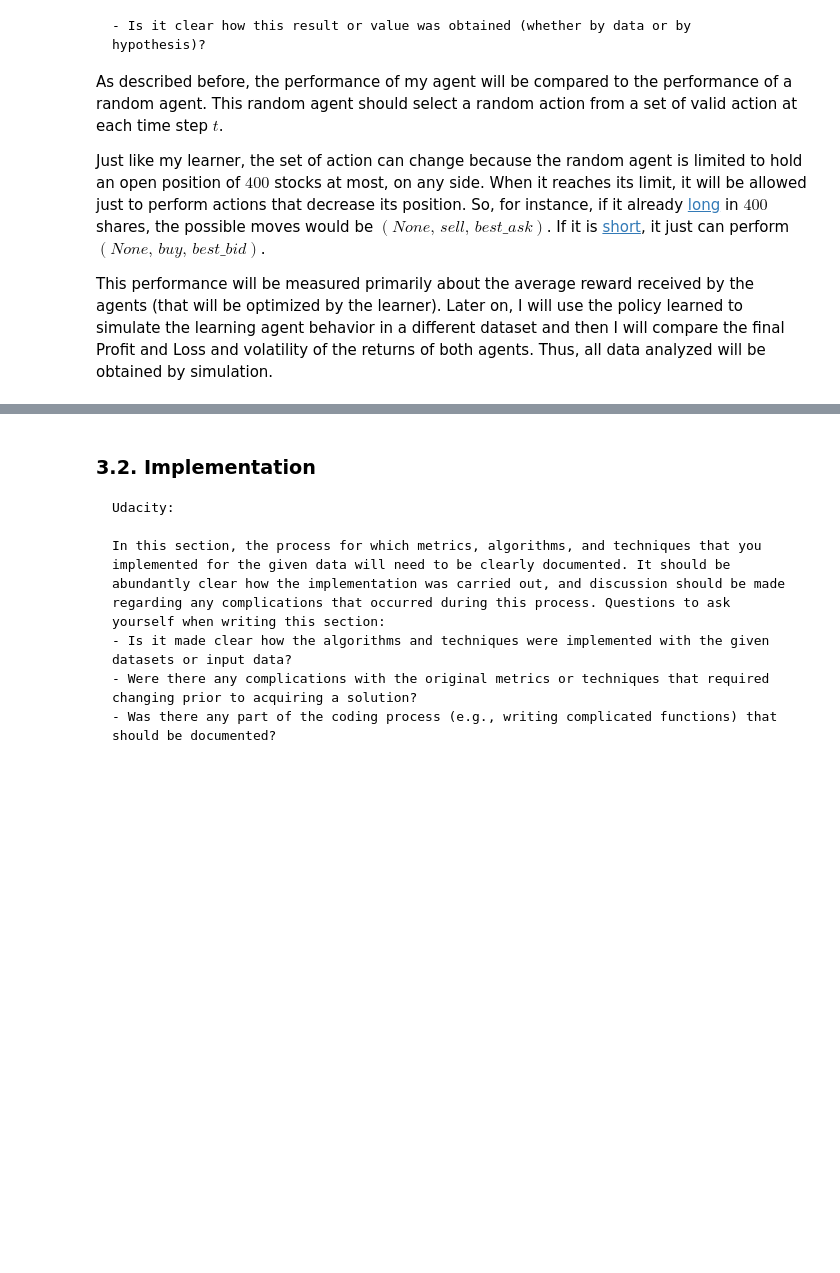
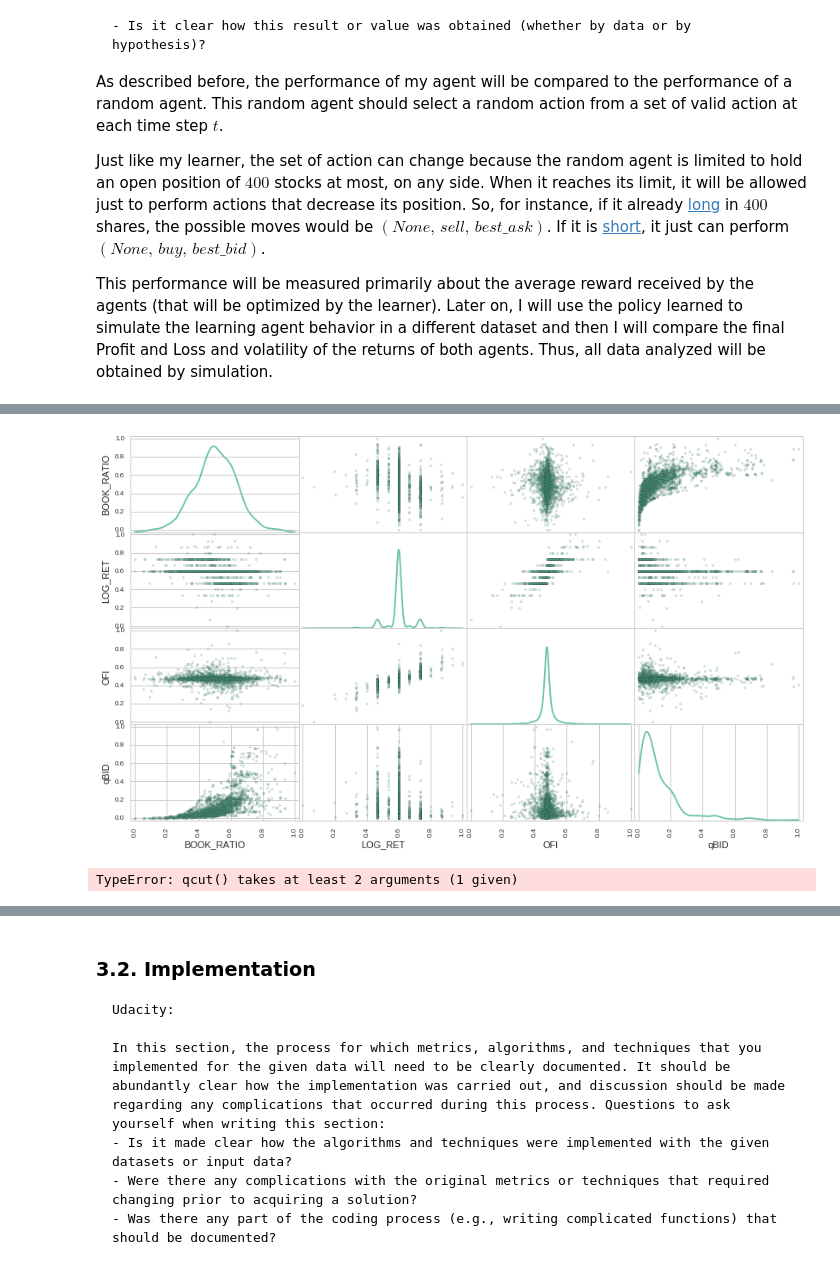
Before and after one commit to ucaiado/QLearning_Trading, a Jupyter notebook: learning_trade.ipynb, the cells around one changed output, grey strips where cells are left out. Cells and saved outputs as stored; diff of their text form; code cells hidden in the pictures; blank space fills up the shorter version.

```diff
--- a/learning_trade.ipynb
+++ b/learning_trade.ipynb
@@ -300,0 +317,21 @@ Each learning session will include data from the largest part of a trading sessi
+# %%
+scaler_qbid = preprocessing.MinMaxScaler().fit(pd.DataFrame(df.qBID))
+scaler_ofi = preprocessing.MinMaxScaler().fit(pd.DataFrame(df.OFI))
+scaler_logret = preprocessing.MinMaxScaler().fit(pd.DataFrame(df.LOG_RET))
+scaler_bookratio = preprocessing.MinMaxScaler().fit(pd.DataFrame(np.log(df.BOOK_RATIO)))
+# %%
+d_transformed = {}
+d_transformed['OFI'] = scaler_ofi.transform(pd.DataFrame(df.OFI)).T[0]
+d_transformed['qBID'] = scaler_qbid.transform(pd.DataFrame(df.qBID)).T[0]
+d_transformed['BOOK_RATIO'] = scaler_bookratio.transform(pd.DataFrame(np.log(df.BOOK_RATIO))).T[0]
+d_transformed['LOG_RET'] = scaler_logret.transform(pd.DataFrame(df.LOG_RET)).T[0]
+# %%
+df_transformed = pd.DataFrame(d_transformed)
+# %%
+pd.scatter_matrix(df_transformed, alpha = 0.3, figsize = (14,8), diagonal = 'kde');
+# %% [output]
+[figure, added]
+# %%
+pd.qcut(np.log(pd.DataFrame(d_transformed['OFI'])[0]))
+# %% [output]
+TypeError: qcut() takes at least 2 arguments (1 given)
```
Also changed, not shown: parts of 20 cells of this notebook, 4 other files.
